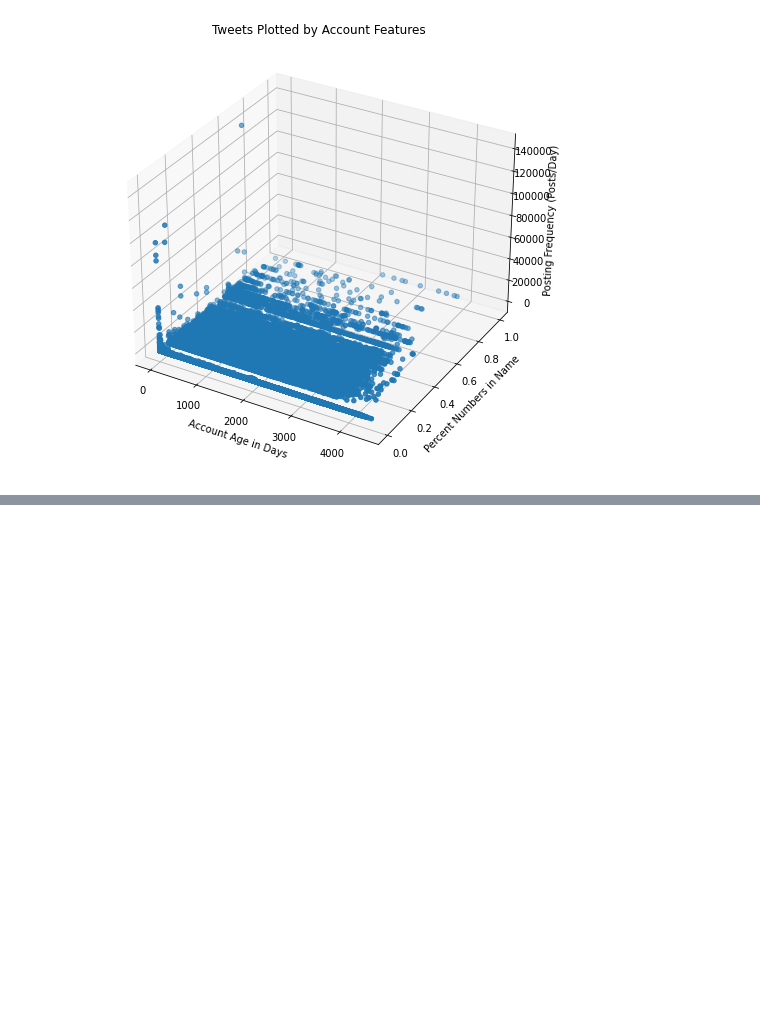
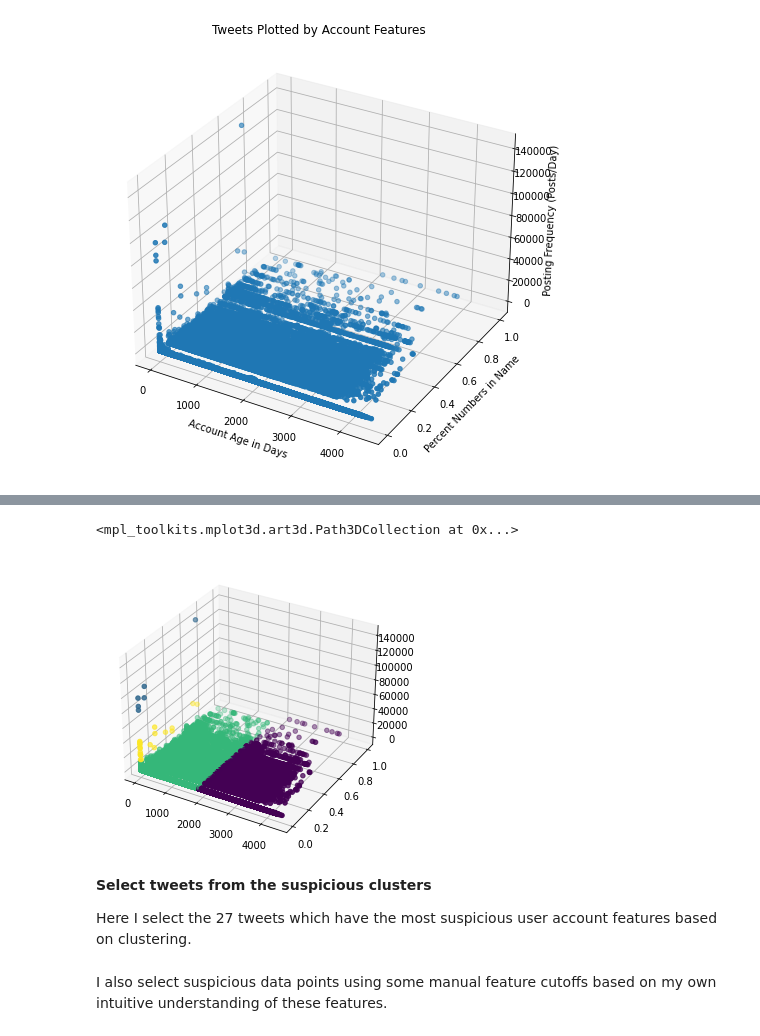
Before and after one commit to Oponn-1/ClimateChangeDisinformation, a Jupyter notebook: Proposal.ipynb, the cells around one changed output, grey strips where cells are left out. Drawn from its saved outputs; the diff is of its cells as text; code cells hidden in the pictures; blank space fills up the shorter version.

```diff
--- a/Proposal.ipynb
+++ b/Proposal.ipynb
@@ -519,0 +395,17 @@ df_bad["HasURL"].value_counts().plot(kind='bar')
+# %%
+# initialize the sentiment analysis tool
+sid = SentimentIntensityAnalyzer()
+
+# define lists to contain positive and negative scores for each tweet
+pos_score = []
+neg_score = []
+
+for i in range(len(dfs)):
+    # calculate the scores for this tweet
+    scores = sid.polarity_scores(dfs['full_text'][i])
+    positive = scores['pos']
+    negative = scores['neg']
+
+    # add them to the respective lists
+    pos_score.append(positive)
+    neg_score.append(negative)
@@ -519,0 +414,6 @@ df_bad["HasURL"].value_counts().plot(kind='bar')
+# %%
+has_url = []
+
+for i in range(len(dfs)):
+    presence = listNotEmpty(dfs['entities'][i]['urls'])
+    has_url.append(presence)
@@ -519,0 +424,4 @@ df_bad["HasURL"].value_counts().plot(kind='bar')
+# %%
+dfs['pos'] = pos_score
+dfs['neg'] = neg_score
+dfs['has_url'] = has_url
@@ -519,0 +440,2 @@ df_bad["HasURL"].value_counts().plot(kind='bar')
+# %%
+cluster_features = dfs[['posting_age', 'num_in_name', 'posting_frequency']]
@@ -519,0 +448,14 @@ df_bad["HasURL"].value_counts().plot(kind='bar')
+# %%
+kmeans = KMeans(n_clusters=4).fit(cluster_features)
+predictions = kmeans.predict(cluster_features)
+fig = plt.figure()
+ax = Axes3D(fig)
+ax.scatter(cluster_features['posting_age'], cluster_features['num_in_name'], cluster_features['posting_frequency'],
+            c=predictions)
+# %% [output]
+<mpl_toolkits.mplot3d.art3d.Path3DCollection at 0x...>
+[figure, added]
+# %% [markdown]
+**Select tweets from the suspicious clusters**
+
+Here I select the 27 tweets which have the most suspicious user account features based on clustering.
@@ -519,0 +466,2 @@ df_bad["HasURL"].value_counts().plot(kind='bar')
+# %% [markdown]
+I also select suspicious data points using some manual feature cutoffs based on my own intuitive understanding of these features.
```
Also changed, not shown: parts of 90 cells of this notebook.
